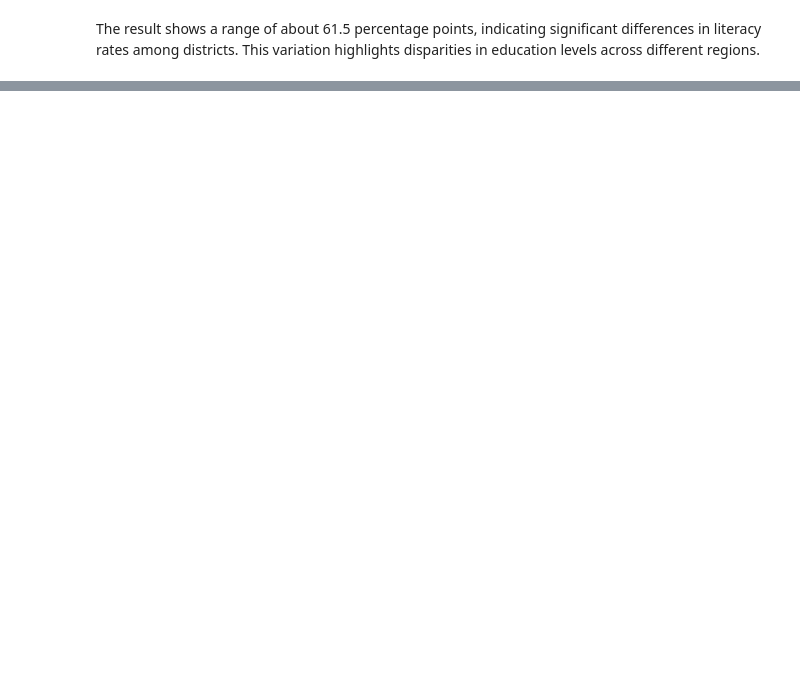
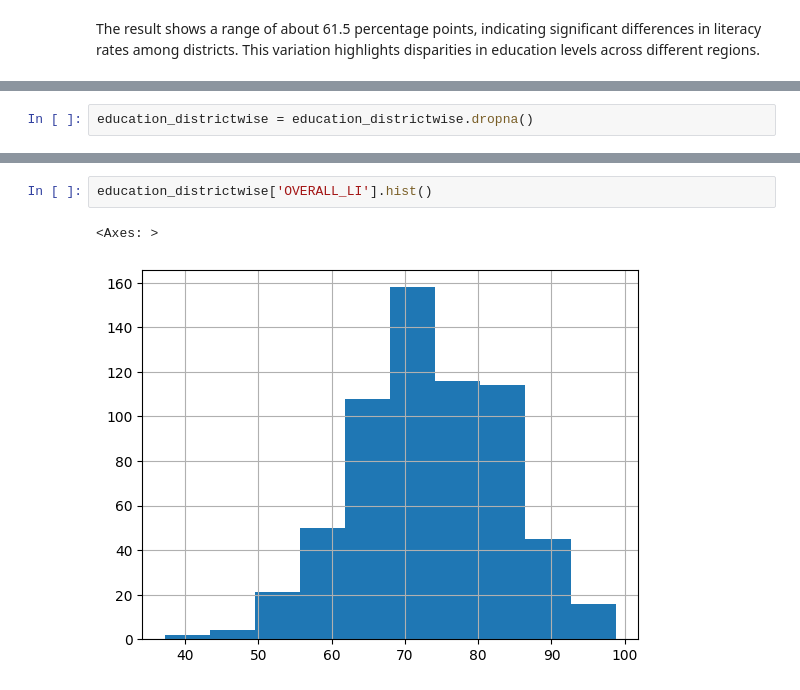
Before and after one commit to Cyberoctane29/District-Literacy-Analysis, a Jupyter notebook: District_Literacy_Analysis.ipynb, the cells around one changed output, grey strips where cells are left out. Drawn from its saved outputs; the diff is of its cells as text; blank space fills up the shorter version.

```diff
--- a/District_Literacy_Analysis.ipynb
+++ b/District_Literacy_Analysis.ipynb
@@ -132,0 +152,2 @@ The result shows a range of about 61.5 percentage points, indicating significant
+# %%
+education_districtwise = education_districtwise.dropna()
@@ -132,0 +179,5 @@ The result shows a range of about 61.5 percentage points, indicating significant
+# %%
+education_districtwise['OVERALL_LI'].hist()
+# %% [output]
+<Axes: >
+[figure, added]
```
Also changed, not shown: parts of 30 cells of this notebook.
